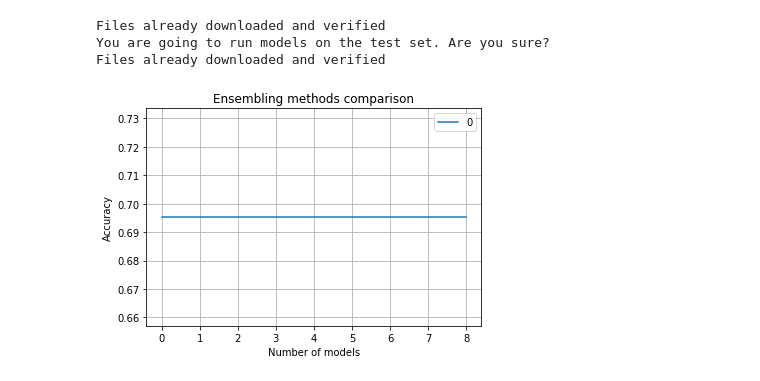
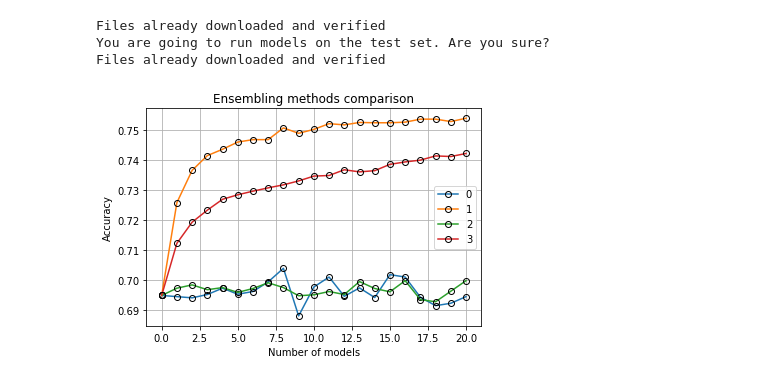
Before and after one commit to romakail/Ensemble_DNN, a Jupyter notebook: Notebooks/Ensembling.ipynb, the cells around one changed output. Cells and saved outputs as stored; diff of their text form; code cells hidden in the pictures.

```diff
--- a/Notebooks/Ensembling.ipynb
+++ b/Notebooks/Ensembling.ipynb
@@ -84,12 +81,12 @@ architecture = getattr(models, args.model)
 # %%
 models_list_fge = []
 # indicies = range (690, 1011, 20)
-indicies = list(range (299, 1000, 100))
+indicies = list(range (219, 619, 20))
 indicies.insert(0, 200)
 
 for i in tqdm(indicies):
     model = architecture.base(num_classes=num_classes, **architecture.kwargs)
-    checkpoint = torch.load('../Checkpoints/FGE/CIFAR100/VGG16BN/grad_boost/classic/lr_1/fge-' + str(i) + '.pt', map_location=torch.device('cpu'))
+    checkpoint = torch.load('../Checkpoints/FGE/CIFAR100/VGG16BN/common/0/fge-' + str(i) + '.pt', map_location=torch.device('cpu'))
     model.load_state_dict(checkpoint['model_state'])
     models_list_fge.append(model)
 # %%
@@ -135,7 +132,7 @@ def ensemble_models (model_list, dataloader, device=torch.device('cpu'), adjust_
             if adjust_weight:
                 lr = regularization.adjust_boost_lr(dataloader, )
             else:
-                lr = 1
+                lr = 1.
             sum_prediction += lr * prediction
             pred_labels     = prediction    .argmax(dim=1)
             ens_pred_labels = sum_prediction.argmax(dim=1)
@@ -156,5 +153,5 @@ def ensemble_models (model_list, dataloader, device=torch.device('cpu'), adjust_
 # %%
-acc_list_fge, ens_acc_list_fge = ensemble_models(models_list_fge, loaders['test'], torch.device('cuda:1'))
+acc_list_fge, ens_acc_list_fge = ensemble_models(models_list_fge, loaders['test'], torch.device('cuda:0'))
 # %%
 # acc_list_fge_2, ens_acc_list_fge_2 = ensemble_models(models_list_fge_2, loaders['test'], torch.device('cuda:0'))
 # %%
@@ -162,24 +159,42 @@ def plot (y_mas, time, savefig=None):
 
     fig, ax = plt.subplots()
     for iter, y in enumerate(y_mas):
-        ax.plot(time, y, label=str(iter))
+        ax.plot(time, y, label=str(iter), marker='o', mec='k', mfc=(0, 0, 0, 0))
 
     ax.set(xlabel='Number of models', ylabel='Accuracy',
            title='Ensembling methods comparison')
     ax.grid()
 
     if savefig is not None:
-        fig.savefig(savefig)
+        fig.savefig(savefig, dpi=400)
     plt.legend()
     plt.show()
 # %%
 # plot ([acc_list_ind, acc_list_fge, ens_acc_list_ind, ens_acc_list_fge], np.arange(len(acc_list_ind)))
-plot ([ens_acc_list_fge], np.arange(len(acc_list_fge)))
+# plot ([ens_acc_list_fge], np.arange(len(acc_list_fge)))
+
+plot (
+    [acc_list_ind,
+     ens_acc_list_ind,
+     acc_list_fge,
+     ens_acc_list_fge],
+    np.arange(len(acc_list_fge)),
+    savefig='figures/indepVSFGE')
+
+# plot (
+#     [ens_acc_list_ind,
+#      ens_acc_list_fge],
+#     np.arange(len(acc_list_fge)),
+#     savefig='figures/indepVSFGE')
+
+# plot (
+#     [acc_list_ind,
+#      ens_acc_list_ind],
+#     np.arange(len(acc_list_ind)))
+
 # plot (
 #     [acc_list_fge,
-#      acc_list_fge_2,
-#      ens_acc_list_fge,
-#      ens_acc_list_fge_2],
-#     np.arange(len(acc_list_fge)))
+#      ens_acc_list_fge],
+#     np.arange(len(acc_list_ind)))
 # %% [output]
-[figure, old version]
+[figure, new version]
```
Also changed, not shown: parts of 3 cells of this notebook, 15 other files.
